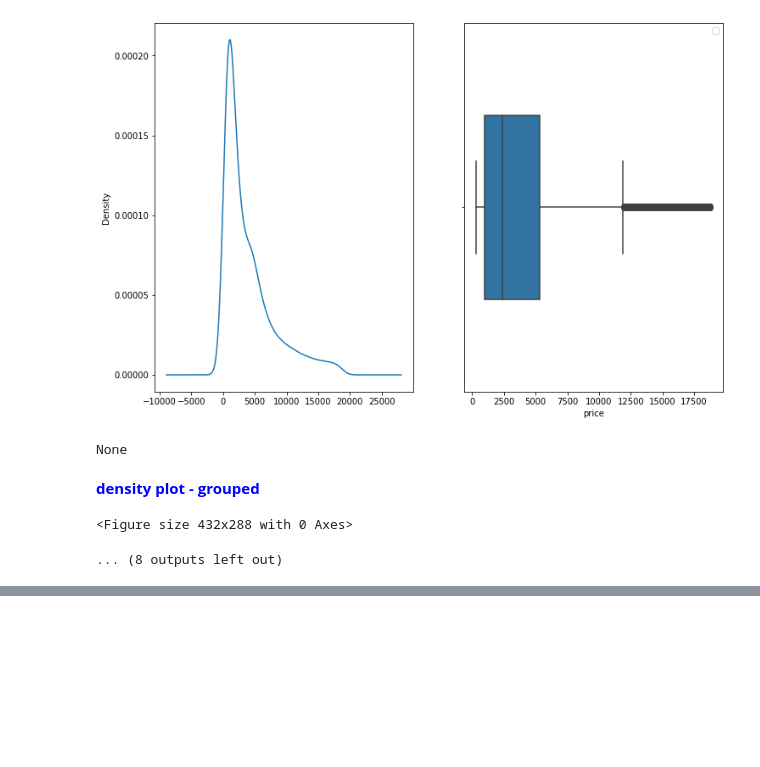
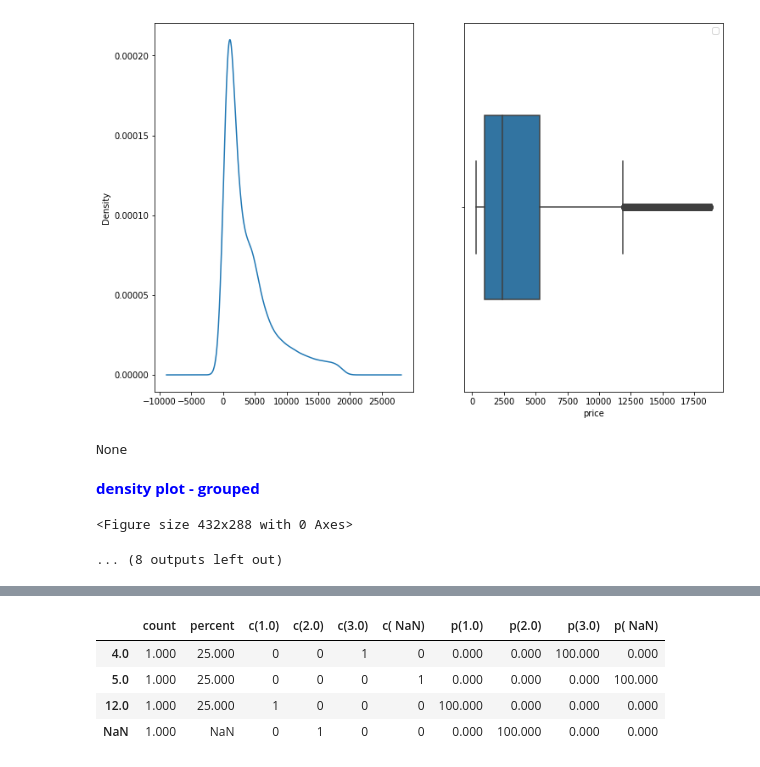
Before and after one commit to lucas9999/proj_classification_python, a Jupyter notebook: draft.ipynb, the cells around one changed output, grey strips where cells are left out. Cells and saved outputs as stored; diff of their text form; code cells hidden in the pictures; blank space fills up the shorter version.

```diff
--- a/draft.ipynb
+++ b/draft.ipynb
@@ -217,3 +217,42 @@ None
 density plot - grouped
 <Figure size 432x288 with 0 Axes>
 ... (8 outputs left out)
+# %%
+def cross_tab(data, var_1 = None, var_2 = None, round = 1, normalize = 'index', drop_na = False):
+  """
+  Purpose:
+    Table with count for each categories in one or two categorical variables. Results are also displayed as percentage.
+
+  Arguments:
+    data: DataFrame
+    var_1: name of first categorical variable
+    var_2: name of second categorical variable (optional)
+    round: rounding for percentages
+    normalize: how to normalize percentage values in case of analyzis of two variables. For details see the documentation for pandas.crosstab.
+
+  Output:
+    DataFrame
+
+  Example of use
+    # for 1 variable
+    cross_tab(data=data_, var_1='zrodlo_dochodu')
+    # for 2 variables
+    cross_tab(data=data_, var_1='zrodlo_dochodu', var_2 = 'FLAGA_RESPONSE')
+  """
+
+  t1 = data[var_1].fillna(' NaN').value_counts(dropna=drop_na)
+  t2 = np.round(100*data[var_1].fillna(' NaN').value_counts(normalize=True, dropna=drop_na), round)
+  res = pd.concat([t1,t2], axis=1)
+  # res = res.reset_index(drop = False)
+  res.columns = ['count', 'percent']
+
+  if var_2 is None:
+    return(res)
+  else:
+    t3 = pd.crosstab(data[var_1].fillna(' NaN'), data[var_2].fillna(' NaN'), dropna=drop_na)
+    t3.columns = ['c(' + str(x)+')' for x in t3.columns]
+    t4 = np.round(100*pd.crosstab(data[var_1].fillna(' NaN'), data[var_2].fillna(' NaN'), normalize = normalize, dropna=drop_na), round) # columns
+    t4.columns = ['p(' + str(x)+')' for x in t4.columns]
+    t5 = pd.concat([t3, t4], axis=1)
+    res = pd.merge(res, t5, left_index=True, right_index=True)
+    return(res)
@@ -240,0 +339,8 @@ def var_categorical_numerical_summary(data, var_x, var_y, x_angle = 0, normalize
+# %%
+display(cross_tab(dt, var_1 = 'a', var_2 = 'b', round = 1, normalize = 'index', drop_na =False))
+# %% [output]
+|  | count | percent | c(1.0) | c(2.0) | c(3.0) | c( NaN) | p(1.0) | p(2.0) | p(3.0) | p( NaN) |
+| 4.0 | 1.000 | 25.000 | 0 | 0 | 1 | 0 | 0.000 | 0.000 | 100.000 | 0.000 |
+| 5.0 | 1.000 | 25.000 | 0 | 0 | 0 | 1 | 0.000 | 0.000 | 0.000 | 100.000 |
+| 12.0 | 1.000 | 25.000 | 1 | 0 | 0 | 0 | 100.000 | 0.000 | 0.000 | 0.000 |
+| NaN | 1.000 | NaN | 0 | 1 | 0 | 0 | 0.000 | 100.000 | 0.000 | 0.000 |
```
Also changed, not shown: parts of 11 cells of this notebook, 1 other file.
